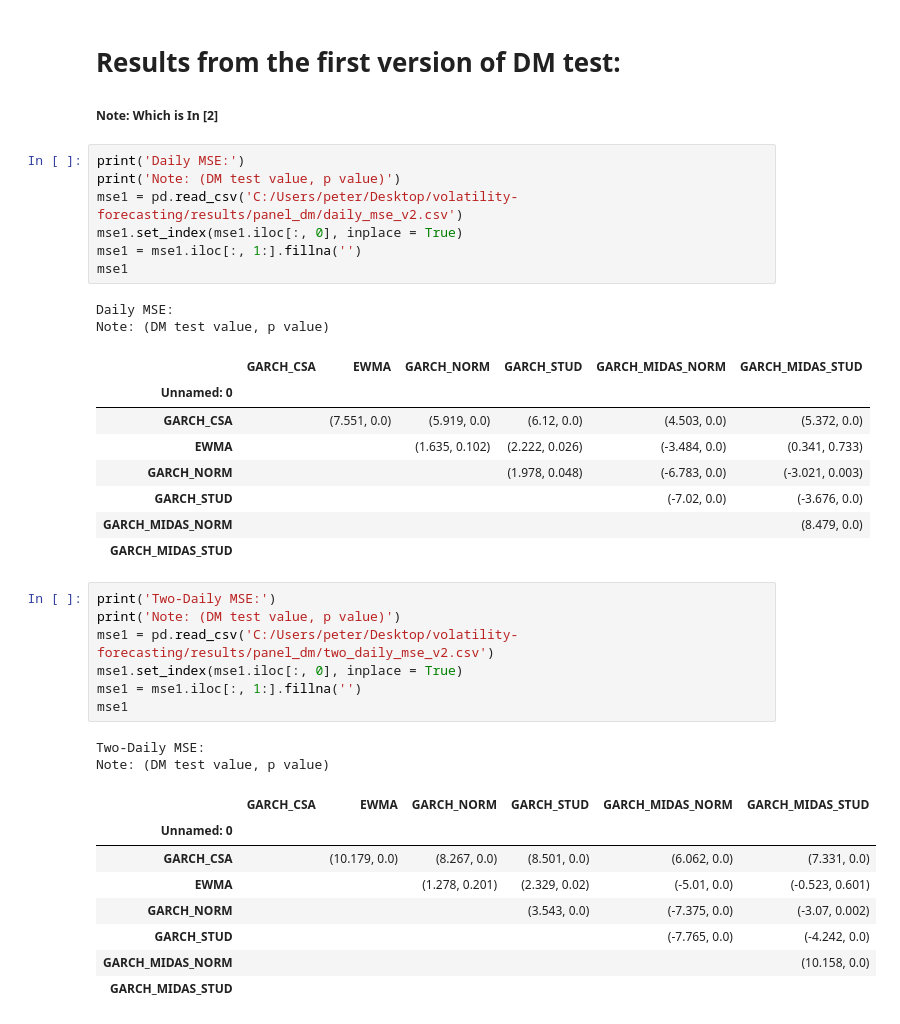
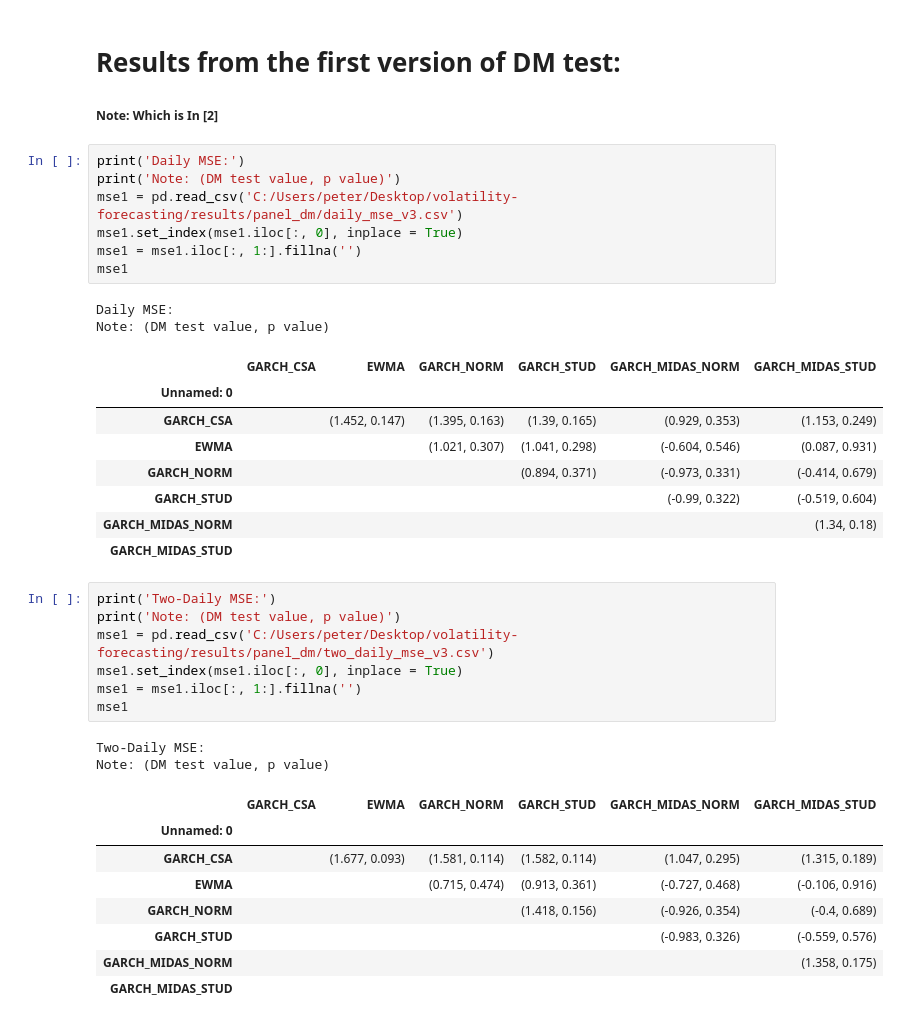
Before and after one commit to NemesiP/volatility-forecasting, a Jupyter notebook: Examples/Panel_DM_test.ipynb, the cells around one changed output. Cells and saved outputs as stored; diff of their text form.

Commit message:
Finish panel dm test script

```diff
--- a/Examples/Panel_DM_test.ipynb
+++ b/Examples/Panel_DM_test.ipynb
@@ -165,25 +138,25 @@ panel_DM(df_act.values, df_pred6.values, df_pred1.values)
 # %%
 print('Daily MSE:')
 print('Note: (DM test value, p value)')
-mse1 = pd.read_csv('C:/Users/peter/Desktop/volatility-forecasting/results/panel_dm/daily_mse_v2.csv')
+mse1 = pd.read_csv('C:/Users/peter/Desktop/volatility-forecasting/results/panel_dm/daily_mse_v3.csv')
 mse1.set_index(mse1.iloc[:, 0], inplace = True)
 mse1 = mse1.iloc[:, 1:].fillna('')
 mse1
 # %% [output]
 Daily MSE:
 Note: (DM test value, p value)
 |  | GARCH_CSA | EWMA | GARCH_NORM | GARCH_STUD | GARCH_MIDAS_NORM | GARCH_MIDAS_STUD |
 | Unnamed: 0 |  |  |  |  |  |  |
-| GARCH_CSA |  | (7.551, 0.0) | (5.919, 0.0) | (6.12, 0.0) | (4.503, 0.0) | (5.372, 0.0) |
-| EWMA |  |  | (1.635, 0.102) | (2.222, 0.026) | (-3.484, 0.0) | (0.341, 0.733) |
-| GARCH_NORM |  |  |  | (1.978, 0.048) | (-6.783, 0.0) | (-3.021, 0.003) |
-| GARCH_STUD |  |  |  |  | (-7.02, 0.0) | (-3.676, 0.0) |
-| GARCH_MIDAS_NORM |  |  |  |  |  | (8.479, 0.0) |
+| GARCH_CSA |  | (1.452, 0.147) | (1.395, 0.163) | (1.39, 0.165) | (0.929, 0.353) | (1.153, 0.249) |
+| EWMA |  |  | (1.021, 0.307) | (1.041, 0.298) | (-0.604, 0.546) | (0.087, 0.931) |
+| GARCH_NORM |  |  |  | (0.894, 0.371) | (-0.973, 0.331) | (-0.414, 0.679) |
+| GARCH_STUD |  |  |  |  | (-0.99, 0.322) | (-0.519, 0.604) |
+| GARCH_MIDAS_NORM |  |  |  |  |  | (1.34, 0.18) |
 | GARCH_MIDAS_STUD |  |  |  |  |  |  |
 # %%
 print('Two-Daily MSE:')
 print('Note: (DM test value, p value)')
-mse1 = pd.read_csv('C:/Users/peter/Desktop/volatility-forecasting/results/panel_dm/two_daily_mse_v2.csv')
+mse1 = pd.read_csv('C:/Users/peter/Desktop/volatility-forecasting/results/panel_dm/two_daily_mse_v3.csv')
 mse1.set_index(mse1.iloc[:, 0], inplace = True)
 mse1 = mse1.iloc[:, 1:].fillna('')
 mse1
@@ -192,11 +165,11 @@ Two-Daily MSE:
 Note: (DM test value, p value)
 |  | GARCH_CSA | EWMA | GARCH_NORM | GARCH_STUD | GARCH_MIDAS_NORM | GARCH_MIDAS_STUD |
 | Unnamed: 0 |  |  |  |  |  |  |
-| GARCH_CSA |  | (10.179, 0.0) | (8.267, 0.0) | (8.501, 0.0) | (6.062, 0.0) | (7.331, 0.0) |
-| EWMA |  |  | (1.278, 0.201) | (2.329, 0.02) | (-5.01, 0.0) | (-0.523, 0.601) |
-| GARCH_NORM |  |  |  | (3.543, 0.0) | (-7.375, 0.0) | (-3.07, 0.002) |
-| GARCH_STUD |  |  |  |  | (-7.765, 0.0) | (-4.242, 0.0) |
-| GARCH_MIDAS_NORM |  |  |  |  |  | (10.158, 0.0) |
+| GARCH_CSA |  | (1.677, 0.093) | (1.581, 0.114) | (1.582, 0.114) | (1.047, 0.295) | (1.315, 0.189) |
+| EWMA |  |  | (0.715, 0.474) | (0.913, 0.361) | (-0.727, 0.468) | (-0.106, 0.916) |
+| GARCH_NORM |  |  |  | (1.418, 0.156) | (-0.926, 0.354) | (-0.4, 0.689) |
+| GARCH_STUD |  |  |  |  | (-0.983, 0.326) | (-0.559, 0.576) |
+| GARCH_MIDAS_NORM |  |  |  |  |  | (1.358, 0.175) |
 | GARCH_MIDAS_STUD |  |  |  |  |  |  |
 # %%
 print('Weekly MSE:')
```
Also changed, not shown: parts of 21 cells of this notebook.
